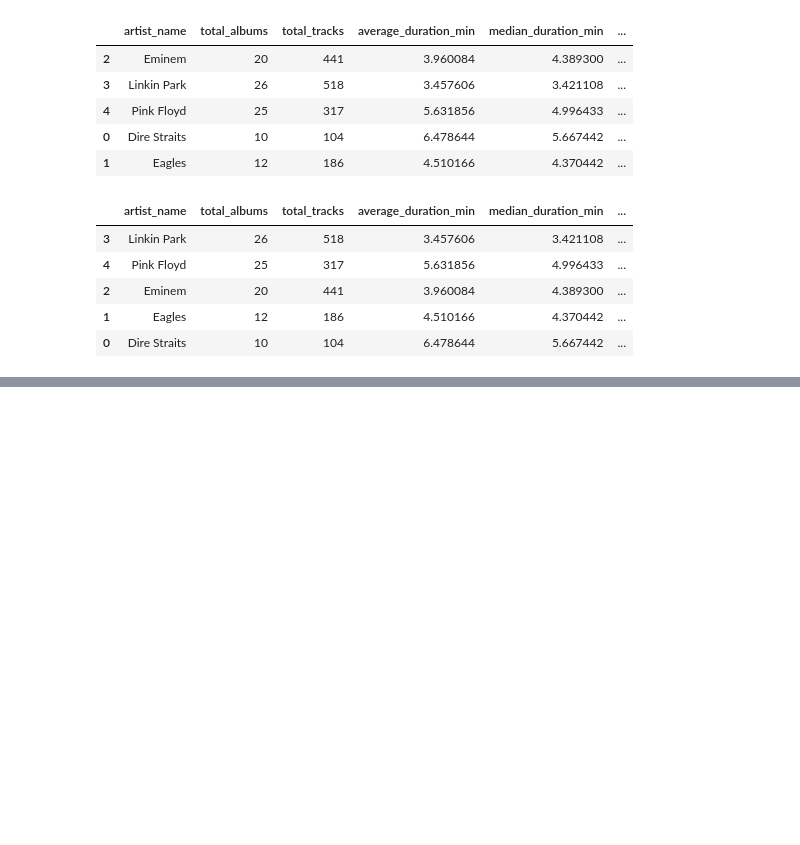
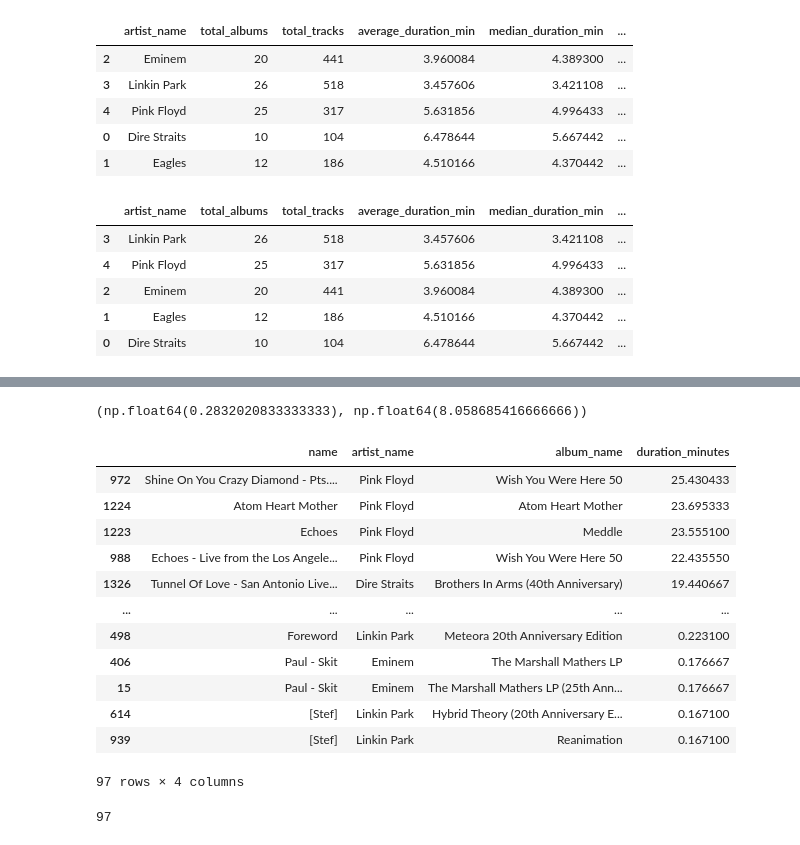
Before and after one commit to yagofelix00/spotify-music-analytics, a Jupyter notebook: notebooks/01_exploratory_analysis.ipynb, the cells around one changed output, grey strips where cells are left out. Drawn from its saved outputs; the diff is of its cells as text; code cells hidden in the pictures; blank space fills up the shorter version.

Commit message:
feat: add track duration analysis

```diff
--- a/notebooks/01_exploratory_analysis.ipynb
+++ b/notebooks/01_exploratory_analysis.ipynb
@@ -381,0 +541,47 @@ artist_analysis.sort_values(
+# %%
+q1 = tracks["duration_minutes"].quantile(0.25)
+q3 = tracks["duration_minutes"].quantile(0.75)
+
+iqr = q3 - q1
+
+lower_bound = q1 - 1.5 * iqr
+upper_bound = q3 + 1.5 * iqr
+
+lower_bound, upper_bound
+# %% [output]
+(np.float64(0.2832020833333333), np.float64(8.058685416666666))
+# %%
+duration_outliers = tracks[
+    (tracks["duration_minutes"] < lower_bound)
+    | (tracks["duration_minutes"] > upper_bound)
+][
+    [
+        "name",
+        "artist_name",
+        "album_name",
+        "duration_minutes",
+    ]
+].sort_values(
+    by="duration_minutes",
+    ascending=False,
+)
+
+duration_outliers
+# %% [output]
+|  | name | artist_name | album_name | duration_minutes |
+| 972 | Shine On You Crazy Diamond - Pts.... | Pink Floyd | Wish You Were Here 50 | 25.430433 |
+| 1224 | Atom Heart Mother | Pink Floyd | Atom Heart Mother | 23.695333 |
+| 1223 | Echoes | Pink Floyd | Meddle | 23.555100 |
+| 988 | Echoes - Live from the Los Angele... | Pink Floyd | Wish You Were Here 50 | 22.435550 |
+| 1326 | Tunnel Of Love - San Antonio Live... | Dire Straits | Brothers In Arms (40th Anniversary) | 19.440667 |
+| ... | ... | ... | ... | ... |
+| 498 | Foreword | Linkin Park | Meteora 20th Anniversary Edition | 0.223100 |
+| 406 | Paul - Skit | Eminem | The Marshall Mathers LP | 0.176667 |
+| 15 | Paul - Skit | Eminem | The Marshall Mathers LP (25th Ann... | 0.176667 |
+| 614 | [Stef] | Linkin Park | Hybrid Theory (20th Anniversary E... | 0.167100 |
+| 939 | [Stef] | Linkin Park | Reanimation | 0.167100 |
+97 rows × 4 columns
+# %%
+len(duration_outliers)
+# %% [output]
+97
```
Also changed, not shown: parts of 8 cells of this notebook.
